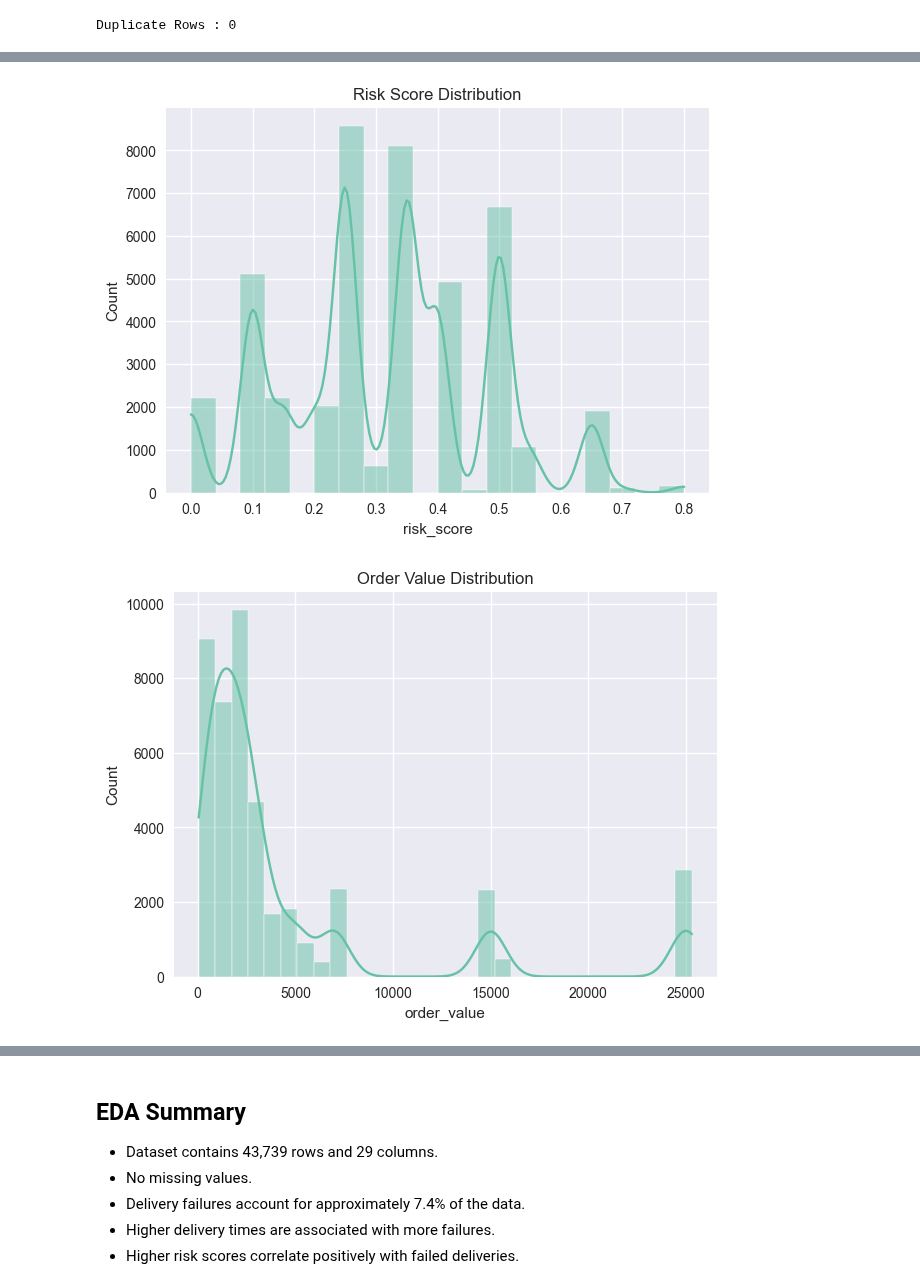
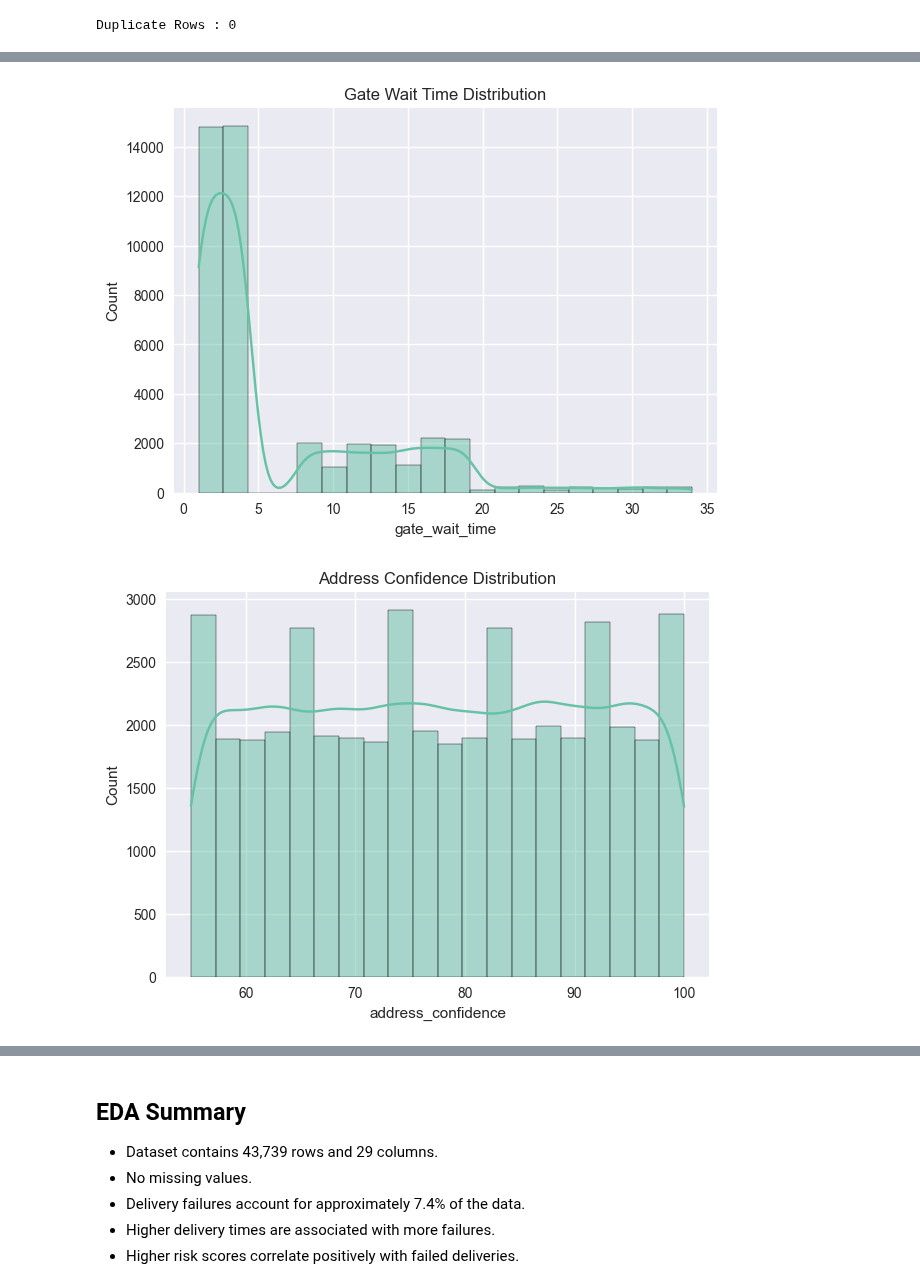
Before and after one commit to vidwansai66/Venlix, a Jupyter notebook: notebooks/02_EDA.ipynb, the cells around one changed output, grey strips where cells are left out. Drawn from its saved outputs; the diff is of its cells as text; code cells hidden in the pictures.

```diff
--- a/notebooks/02_EDA.ipynb
+++ b/notebooks/02_EDA.ipynb
@@ -16,7 +16,6 @@ print("Libraries Imported Successfully ✅")
 # %% [output]
 Libraries Imported Successfully ✅
 # %%
-df = pd.read_csv(r"C:\Users\VIDWAN\OneDrive\Documents\venlix.csv")
-
+df = pd.read_csv("../data/gated_delivery_dataset.csv")
 df.head()
 # %% [output]
@@ -345,28 +323,28 @@ plt.figure(figsize=(7,5))
 
 sns.histplot(
     data=df,
-    x="risk_score",
+    x="gate_wait_time",
     kde=True,
     bins=20
 )
 
-plt.title("Risk Score Distribution")
+plt.title("Gate Wait Time Distribution")
 
 plt.show()
 # %% [output]
-[figure, old version]
+[figure, new version]
 # %%
 plt.figure(figsize=(7,5))
 
 sns.histplot(
     data=df,
-    x="order_value",
+    x="address_confidence",
     kde=True,
-    bins=30
+    bins=20
 )
 
-plt.title("Order Value Distribution")
+plt.title("Address Confidence Distribution")
 
 plt.show()
 # %% [output]
-[figure, old version]
+[figure, new version]
```
Also changed, not shown: parts of 20 cells of this notebook, 42 other files.
